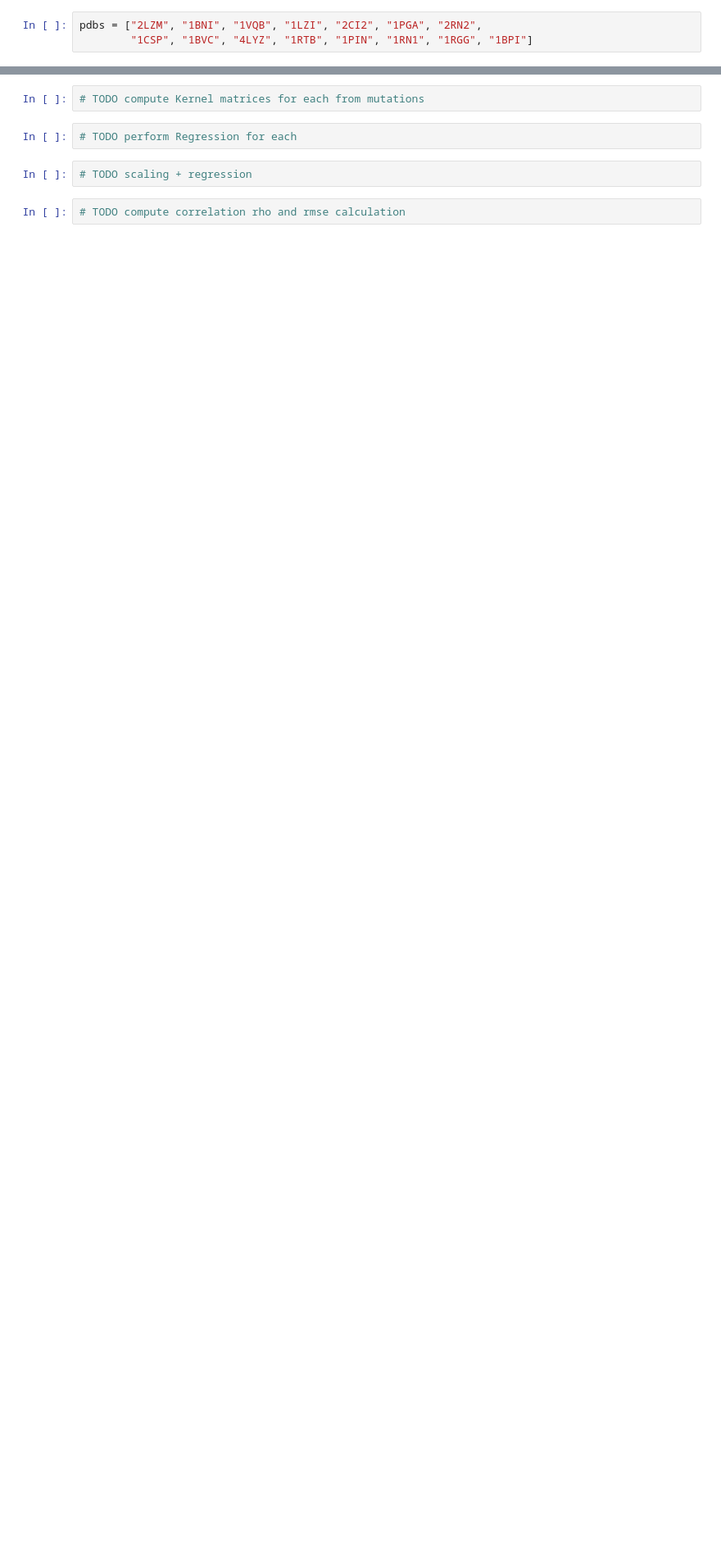
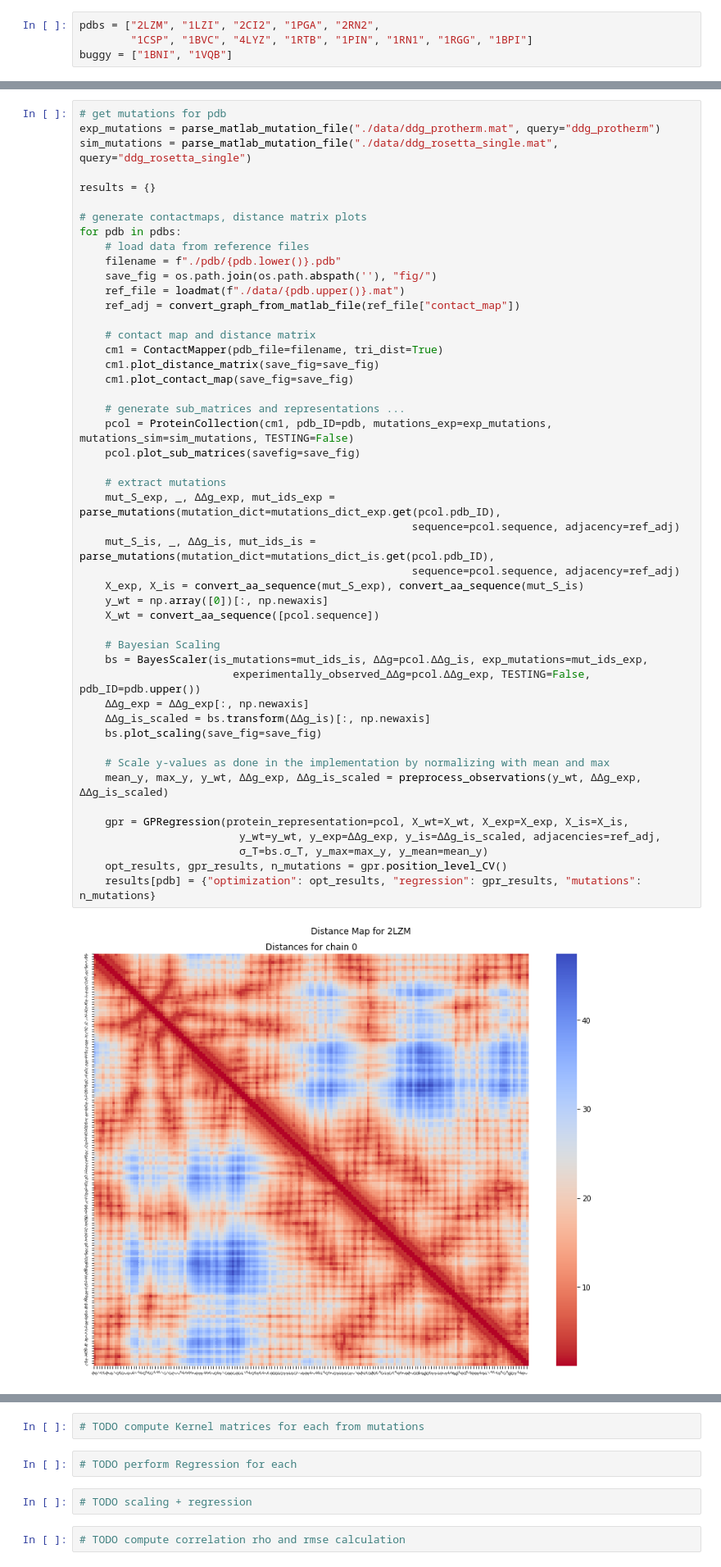
Before and after one commit to RMichae1/pro_tooling, a Jupyter notebook: report.ipynb, the cells around one changed output, grey strips where cells are left out. Shown at 82% size. Drawn from its saved outputs; the diff is of its cells as text; blank space fills up the shorter version.

```diff
--- a/report.ipynb
+++ b/report.ipynb
@@ -29,3 +32,4 @@ import numpy as np
 # %%
-pdbs = ["2LZM", "1BNI", "1VQB", "1LZI", "2CI2", "1PGA", "2RN2",
+pdbs = ["2LZM", "1LZI", "2CI2", "1PGA", "2RN2",
         "1CSP", "1BVC", "4LYZ", "1RTB", "1PIN", "1RN1", "1RGG", "1BPI"]
+buggy = ["1BNI", "1VQB"]
@@ -97,0 +36,50 @@ NameError: name 'BayesScaler' is not defined
+# %%
+# get mutations for pdb
+exp_mutations = parse_matlab_mutation_file("./data/ddg_protherm.mat", query="ddg_protherm")
+sim_mutations = parse_matlab_mutation_file("./data/ddg_rosetta_single.mat", query="ddg_rosetta_single")
+
+results = {}
+
+# generate contactmaps, distance matrix plots
+for pdb in pdbs:
+    # load data from reference files
+    filename = f"./pdb/{pdb.lower()}.pdb"
+    save_fig = os.path.join(os.path.abspath(''), "fig/")
+    ref_file = loadmat(f"./data/{pdb.upper()}.mat")
+    ref_adj = convert_graph_from_matlab_file(ref_file["contact_map"])
+
+    # contact map and distance matrix
+    cm1 = ContactMapper(pdb_file=filename, tri_dist=True)
+    cm1.plot_distance_matrix(save_fig=save_fig)
+    cm1.plot_contact_map(save_fig=save_fig)
+
+    # generate sub_matrices and representations ...
+    pcol = ProteinCollection(cm1, pdb_ID=pdb, mutations_exp=exp_mutations, mutations_sim=sim_mutations, TESTING=False)
+    pcol.plot_sub_matrices(savefig=save_fig)
+
+    # extract mutations
+    mut_S_exp, _, ΔΔg_exp, mut_ids_exp = parse_mutations(mutation_dict=mutations_dict_exp.get(pcol.pdb_ID),
+                                                    sequence=pcol.sequence, adjacency=ref_adj)
+    mut_S_is, _, ΔΔg_is, mut_ids_is = parse_mutations(mutation_dict=mutations_dict_is.get(pcol.pdb_ID),
+                                                    sequence=pcol.sequence, adjacency=ref_adj)
+    X_exp, X_is = convert_aa_sequence(mut_S_exp), convert_aa_sequence(mut_S_is)
+    y_wt = np.array([0])[:, np.newaxis]
+    X_wt = convert_aa_sequence([pcol.sequence])
+
+    # Bayesian Scaling
+    bs = BayesScaler(is_mutations=mut_ids_is, ΔΔg=pcol.ΔΔg_is, exp_mutations=mut_ids_exp,
+                        experimentally_observed_ΔΔg=pcol.ΔΔg_exp, TESTING=False, pdb_ID=pdb.upper())
+    ΔΔg_exp = ΔΔg_exp[:, np.newaxis]
+    ΔΔg_is_scaled = bs.transform(ΔΔg_is)[:, np.newaxis]
+    bs.plot_scaling(save_fig=save_fig)
+
+    # Scale y-values as done in the implementation by normalizing with mean and max
+    mean_y, max_y, y_wt, ΔΔg_exp, ΔΔg_is_scaled = preprocess_observations(y_wt, ΔΔg_exp, ΔΔg_is_scaled)
+
+    gpr = GPRegression(protein_representation=pcol, X_wt=X_wt, X_exp=X_exp, X_is=X_is,
+                         y_wt=y_wt, y_exp=ΔΔg_exp, y_is=ΔΔg_is_scaled, adjacencies=ref_adj,
+                         σ_T=bs.σ_T, y_max=max_y, y_mean=mean_y)
+    opt_results, gpr_results, n_mutations = gpr.position_level_CV()
+    results[pdb] = {"optimization": opt_results, "regression": gpr_results, "mutations": n_mutations}
+# %% [output]
+[figure, added]
```
Also changed, not shown: parts of 5 cells of this notebook, 3 other files.
